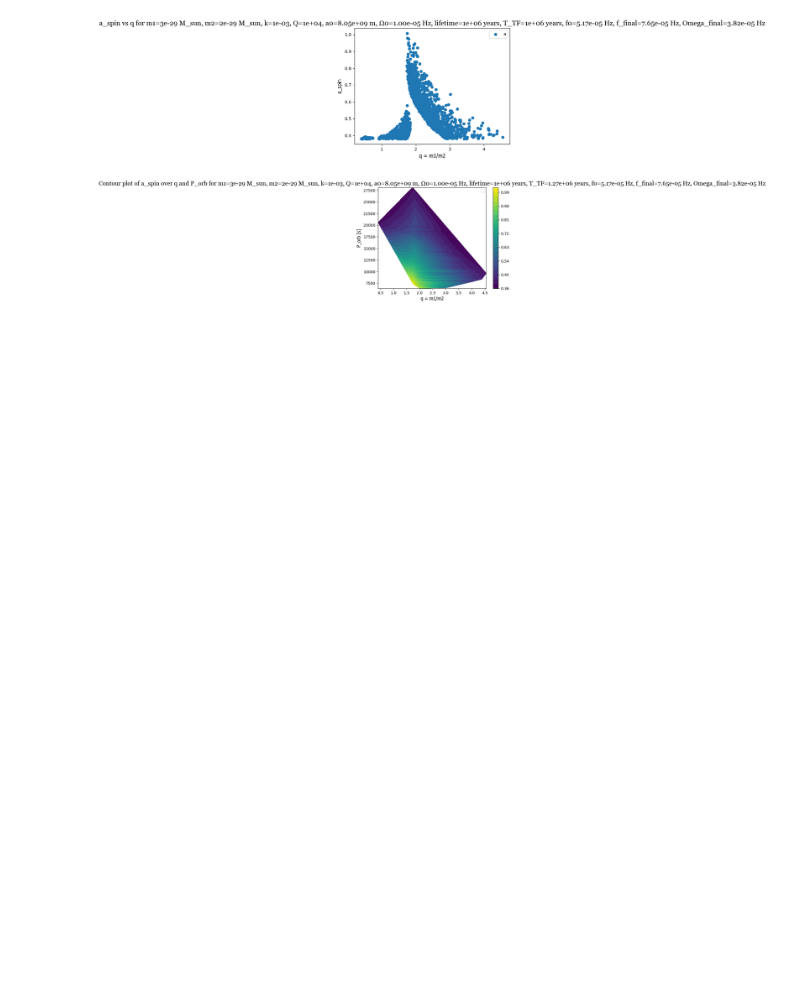
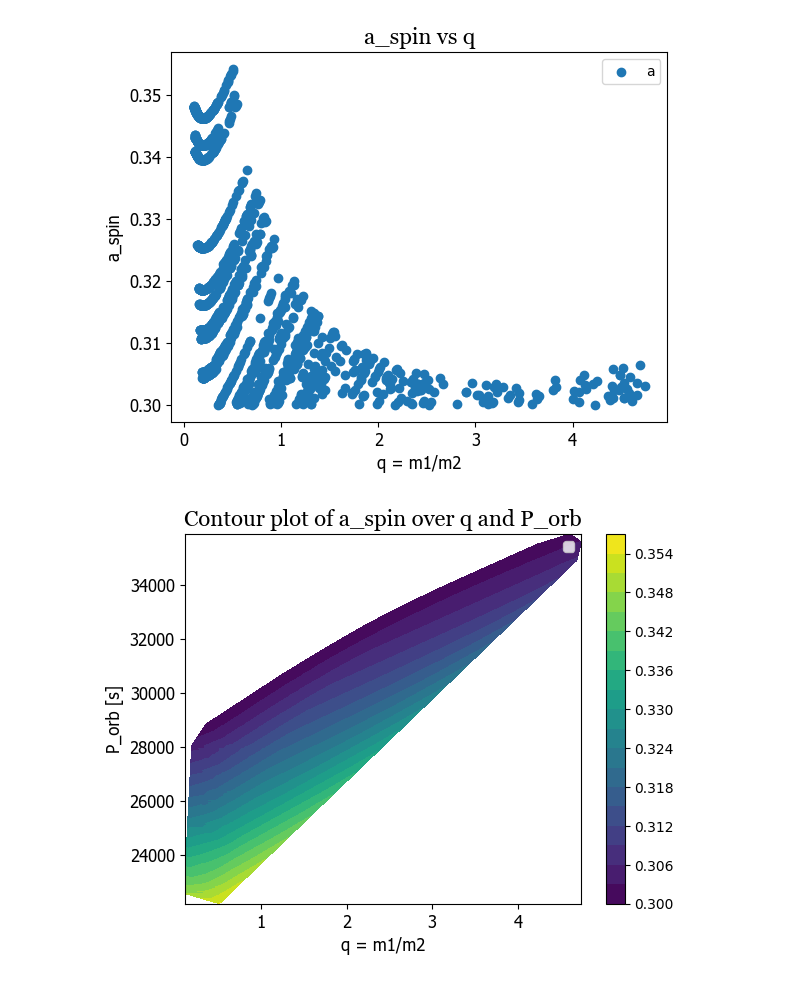
Before and after one commit to Nyaa394/Tidal-Spin-Up-in-Wolf-Rayet-Stars, a Jupyter notebook: main_eq_plots.ipynb, the cells around one changed output. Cells and saved outputs as stored; diff of their text form; code cells hidden in the pictures; blank space fills up the shorter version.

Commit message:
reupdated main_eq_plots without outputs (file too large)

```diff
--- a/main_eq_plots.ipynb
+++ b/main_eq_plots.ipynb
@@ -16,12 +16,12 @@ all_a_spin = []
 all_kQ = []
 all_P_orb = []
 
-with open("possible_output.csv", "r") as o:
+with open("possible_output_trial.csv", "r") as o:
     reader = csv.DictReader(o)
     for row in reader:
         sol_id = row["ID"]
 
-        data = np.load(f"solutions/{sol_id}.npz")
+        data = np.load(f"solutions_trial/{sol_id}.npz")
         t = data["t"]
         f = data["f"]
         Omega = data["Omega"]
@@ -43,36 +43,36 @@ with open("possible_output.csv", "r") as o:
         a_spin = float(row["spin parameter a_spin"])
         a_final = float(row["final separation a_final (m)"])
         a_min_si = float(row["minimum separation a_min (m)"])
         q = m1/m2
 
         # plot f/f0(t)
-        # p.plot2d(t, f/f0, xlabel='t [years]',
-        # ylabel='f/f0', title=f"f/f0 vs t for m1={format(m1/Msolar, '.0e')} M_sun, m2={format(m2/Msolar, '.0e')} M_sun, k={format(k, '.0e')}, Q={format(Q, '.0e')}, a0={format(a0, '.2e')} m, Ω0={format(Omega0, '.2e')} Hz, lifetime={format(lifetime, '.0e')} years, T_TF={format(T_TF, '.0e')} years, f0={format(f0, '.2e')} Hz, f_final={format(f_final, '.2e')} Hz, Omega_final={format(Omega_final, '.2e')} Hz", legend='f/f0(t)', colour=None, axis_font='Tahoma', axis_size=12, title_font='Georgia', title_size=16, legend_size=10)
+        #p.plot2d(t, f/f0, xlabel='t [years]',
+        # ylabel='f/f0', title=f"f/f0 vs t for m1={format(m1/Msolar, '.2e')} M_sun, m2={format(m2/Msolar, '.2e')} M_sun, q={format(m1/m2, '.1e')},k={format(k, '.0e')}, Q={format(Q, '.0e')}, a0={format(a0, '.2e')} m, Ω0={format(Omega0, '.2e')} Hz, lifetime={format(lifetime, '.0e')} years, T_TF={format(T_TF, '.0e')} years, f0={format(f0, '.2e')} Hz, f_final={format(f_final, '.2e')} Hz, Omega_final={format(Omega_final, '.2e')} Hz", legend='f/f0(t)', colour=None, axis_font='Tahoma', axis_size=12, title_font='Georgia', title_size=16, legend_size=10)
         # plot Omega(t)
         # p.plot2d(t, Omega, xlabel='t [years]',
         # ylabel='Ω [Hz]', title=f"Ω vs t for m1={format(m1/Msolar, '.0e')} M_sun, m2={format(m2/Msolar, '.0e')} M_sun, k={format(k, '.0e')}, Q={format(Q, '.0e')}, a0={format(a0, '.2e')} m, Ω0={format(Omega0, '.2e')} Hz, lifetime={format(lifetime, '.0e')} years, T_TF={format(T_TF, '.0e')} years, f0={format(f0, '.2e')} Hz, f_final={format(f_final, '.2e')} Hz, Omega_final={format(Omega_final, '.2e')} Hz", legend='Ω(t)', colour=None, axis_font='Tahoma', axis_size=12, title_font='Georgia', title_size=16, legend_size=10)
         all_q.append(q)
         all_a_spin.append(a_spin)
         all_kQ.append(k/Q)
         all_P_orb.append(2/f_final)
 
 
 # combined plots for all solutions
 q_array = np.array(all_q)
 a_spin_array = np.array(all_a_spin)
 kQ_array = np.array(all_kQ)
 P_orb_array = np.array(all_P_orb)
 
 # plot a_spin vs q
 p.scatter2d(q_array, a_spin_array, xlabel='q = m1/m2',
-            ylabel='a_spin', title=f"a_spin vs q for m1={format(m1/Msolar, '.0e')} M_sun, m2={format(m2/Msolar, '.0e')} M_sun, k={format(k, '.0e')}, Q={format(Q, '.0e')}, a0={format(a0, '.2e')} m, Ω0={format(Omega0, '.2e')} Hz, lifetime={format(lifetime, '.0e')} years, T_TF={format(T_TF, '.0e')} years, f0={format(f0, '.2e')} Hz, f_final={format(f_final, '.2e')} Hz, Omega_final={format(Omega_final, '.2e')} Hz", legend='a_spin(q)', colour=None, axis_font='Tahoma', axis_size=12, title_font='Georgia', title_size=16, legend_size=10)
+            ylabel='a_spin', title=f"a_spin vs q", legend='a_spin(q)', colour=None, axis_font='Tahoma', axis_size=12, title_font='Georgia', title_size=16, legend_size=10)
 # plot a_spin vs k/Q
 # p.scatter2d(kQ_array, a_spin_array, xlabel='k/Q',
 # ylabel='a_spin', title=f"a_spin vs k/Q for m1={format(m1/Msolar, '.0e')} M_sun, m2={format(m2/Msolar, '.0e')} M_sun, k={format(k, '.0e')}, Q={format(Q, '.0e')}, a0={format(a0, '.2e')} m, Ω0={format(Omega0, '.2e')} Hz, lifetime={format(lifetime, '.0e')} years, T_TF={format(T_TF, '.2e')} years, f0={format(f0, '.2e')} Hz, f_final={format(f_final, '.2e')} Hz, Omega_final={format(Omega_final, '.2e')} Hz", legend='a_spin(k/Q)', colour=None, axis_font='Tahoma', axis_size=12, title_font='Georgia', title_size=16, legend_size=10)
 
 # plot q vs k/Q with a contour for a_spin
 p.plot2d_contour(q_array, P_orb_array, a_spin_array, xlabel='q = m1/m2', ylabel='P_orb [s]',
-                 title=f"Contour plot of a_spin over q and P_orb for m1={format(m1/Msolar, '.0e')} M_sun, m2={format(m2/Msolar, '.0e')} M_sun, k={format(k, '.0e')}, Q={format(Q, '.0e')}, a0={format(a0, '.2e')} m, Ω0={format(Omega0, '.2e')} Hz, lifetime={format(lifetime, '.0e')} years, T_TF={format(T_TF, '.2e')} years, f0={format(f0, '.2e')} Hz, f_final={format(f_final, '.2e')} Hz, Omega_final={format(Omega_final, '.2e')} Hz", legend='a_spin(q, k/Q)', axis_font='Tahoma', axis_size=12, title_font='Georgia', title_size=16, legend_size=10)
+                 title=f"Contour plot of a_spin over q and P_orb", legend='a_spin(q, k/Q)', axis_font='Tahoma', axis_size=12, title_font='Georgia', title_size=16, legend_size=10)
 # %% [output]
-[figure, old version]
+[figure, new version]
-[figure, old version]
+[figure, new version]
```
Also changed, not shown: parts of 1 cell of this notebook.
